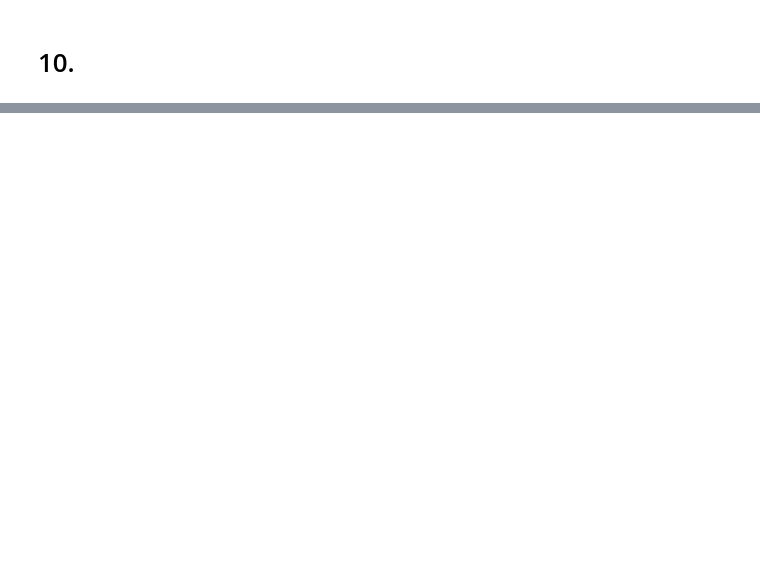
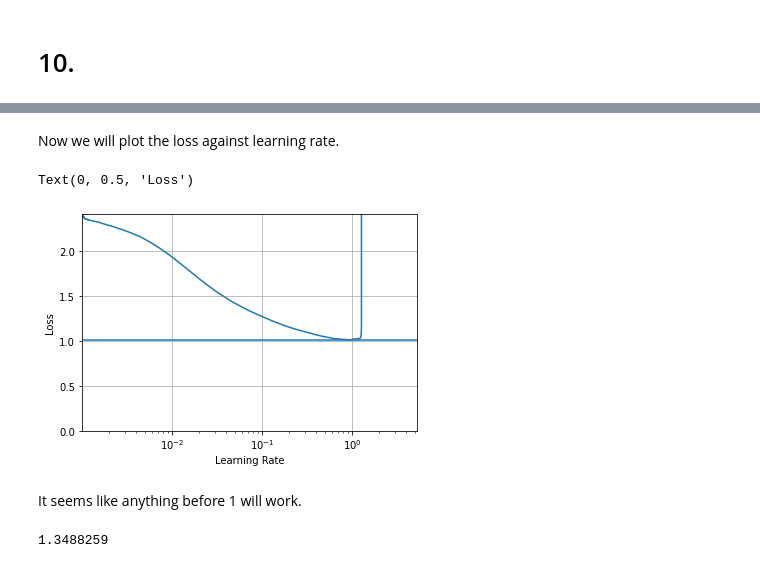
Before and after one commit to JieHengYu/ML-Algorithms, a Jupyter notebook: ML Python/Chapter 10/Exercises.ipynb, the cells around one changed output, grey strips where cells are left out. Cells and saved outputs as stored; diff of their text form; code cells hidden in the pictures; blank space fills up the shorter version.

```diff
--- a/ML Python/Chapter 10/Exercises.ipynb
+++ b/ML Python/Chapter 10/Exercises.ipynb
@@ -47,13 +48,13 @@ y_val, y_train = y_train[:5000], y_train[5000:]
 # %%
-model = keras.models.Sequential([
-    keras.layers.Flatten(input_shape = [28, 28]),
-    keras.layers.Dense(300, activation = "relu"),
-    keras.layers.Dense(100, activation = "relu"),
-    keras.layers.Dense(10, activation = "softmax")
-])
-model.compile(loss = "sparse_categorical_crossentropy",
-              optimizer = "sgd",
-              metrics = ["accuracy"])
+K = keras.backend
 
-history = model.fit(X_train, y_train, epochs = 50,
-                    validation_data = (X_val, y_val))
+# Define a function that will capture the learning rate & loss.
+class ExponentialLearningRate(keras.callbacks.Callback):
+    def __init__(self, factor):
+        self.factor = factor
+        self.rates = []
+        self.losses = []
+    def on_batch_end(self, batch, logs):
+        self.rates.append(K.get_value(self.model.optimizer.learning_rate))
+        self.losses.append(logs["loss"])
+        K.set_value(self.model.optimizer.learning_rate, self.model.optimizer.learning_rate * self.factor)
@@ -86,0 +70,6 @@ Close enough.
+# %%
+# Start with a learning rate of 1e-3 & grow it by 0.5% at each iteration.
+model.compile(loss = "sparse_categorical_crossentropy",
+              optimizer = keras.optimizers.SGD(learning_rate = 1e-3),
+              metrics = ["accuracy"])
+exp_lr = ExponentialLearningRate(factor = 1.005)
@@ -86,0 +83,24 @@ Close enough.
+# %% [markdown]
+Now we will plot the loss against learning rate.
+# %%
+%matplotlib inline
+import matplotlib.pyplot as plt
+
+plt.plot(exp_lr.rates, exp_lr.losses)
+plt.gca().set_xscale("log")
+plt.hlines(min(exp_lr.losses), min(exp_lr.rates), max(exp_lr.rates))
+plt.axis([min(exp_lr.rates), max(exp_lr.rates), 0, exp_lr.losses[0]])
+plt.grid()
+plt.xlabel("Learning Rate")
+plt.ylabel("Loss")
+# %% [output]
+Text(0, 0.5, 'Loss')
+[figure, added]
+# %% [markdown]
+It seems like anything before 1 will work.
+# %%
+import numpy as np
+
+exp_lr.rates[np.argmin(exp_lr.losses)]
+# %% [output]
+1.3488259
```
Also changed, not shown: parts of 13 cells of this notebook.
